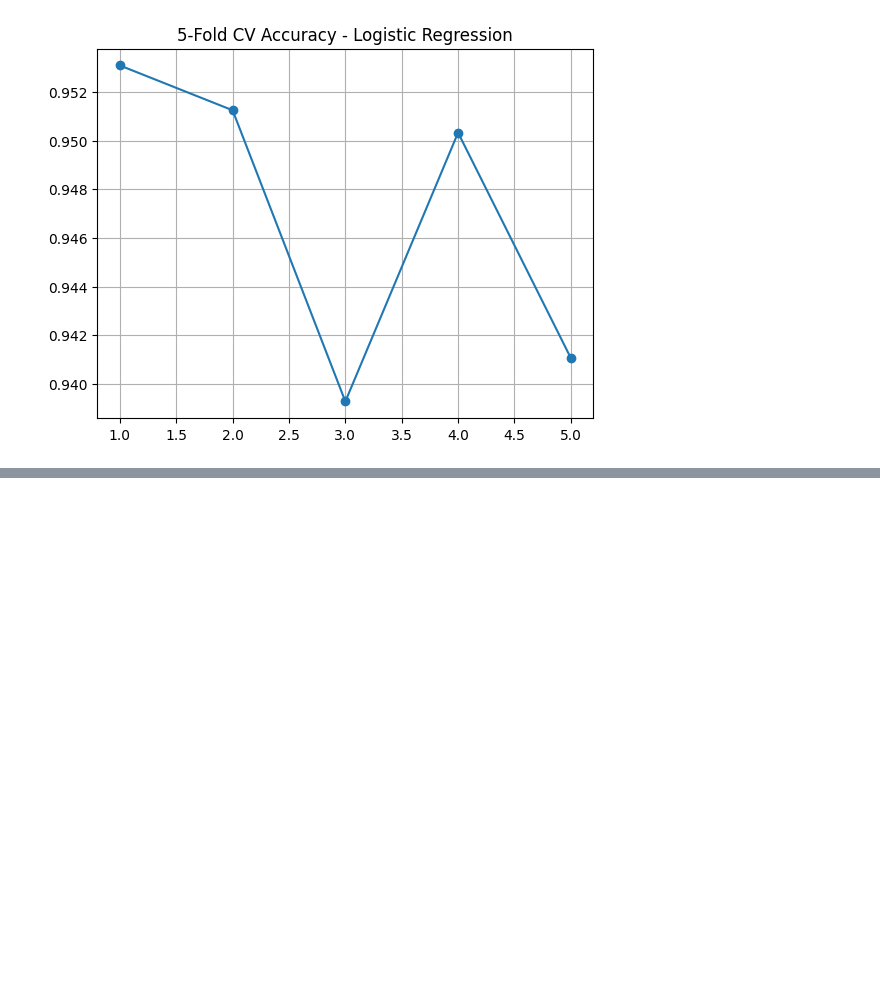
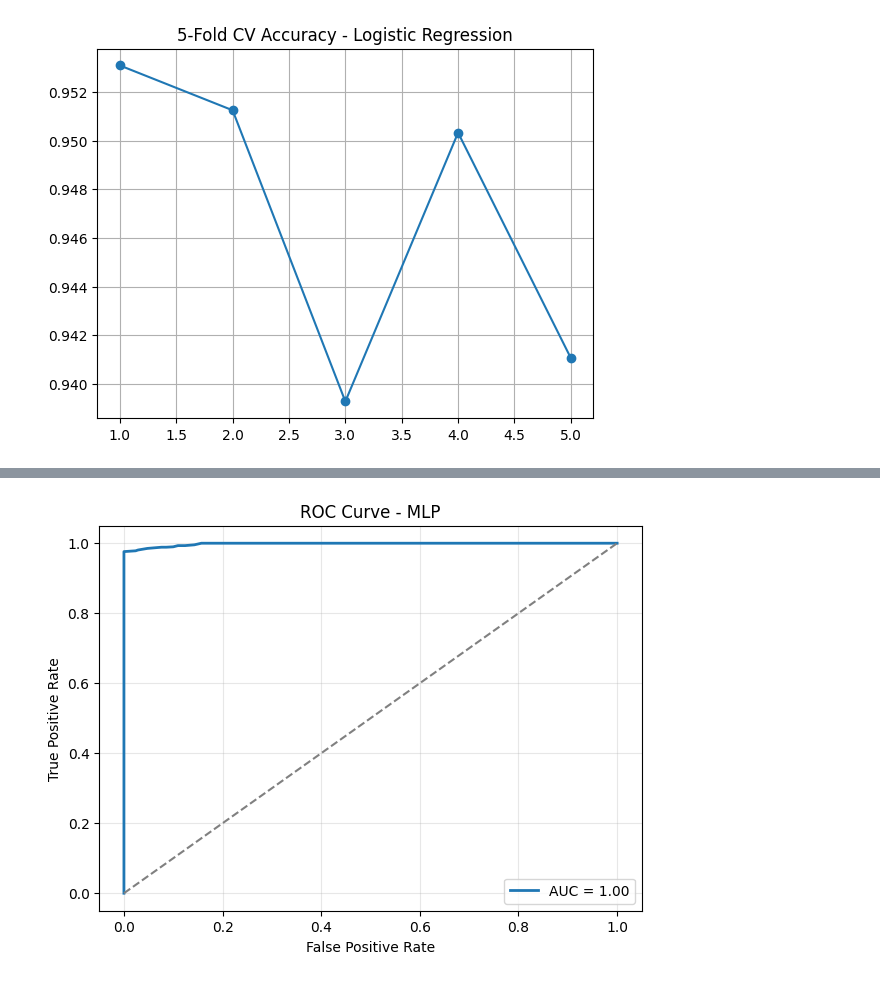
Before and after one commit to samiha-mahin/Covid-19, a Jupyter notebook: covid19_ML_Models.ipynb, the cells around one changed output, grey strips where cells are left out. Drawn from its saved outputs; the diff is of its cells as text; code cells hidden in the pictures; blank space fills up the shorter version.

```diff
--- a/covid19_ML_Models.ipynb
+++ b/covid19_ML_Models.ipynb
@@ -535,0 +581,15 @@ Fold 5: Accuracy=0.9411
+# %%
+fpr, tpr, _ = roc_curve(y_test, y_pred_proba)
+roc_auc = auc(fpr, tpr)
+
+plt.figure(figsize=(7,5))
+plt.plot(fpr, tpr, lw=2, label=f"AUC = {roc_auc:.2f}")
+plt.plot([0,1], [0,1], '--', color='gray')
+plt.xlabel("False Positive Rate")
+plt.ylabel("True Positive Rate")
+plt.title("ROC Curve - MLP")
+plt.legend(loc="lower right")
+plt.grid(alpha=0.3)
+plt.show()
+# %% [output]
+[figure, added]
```
Also changed, not shown: parts of 19 cells of this notebook.
